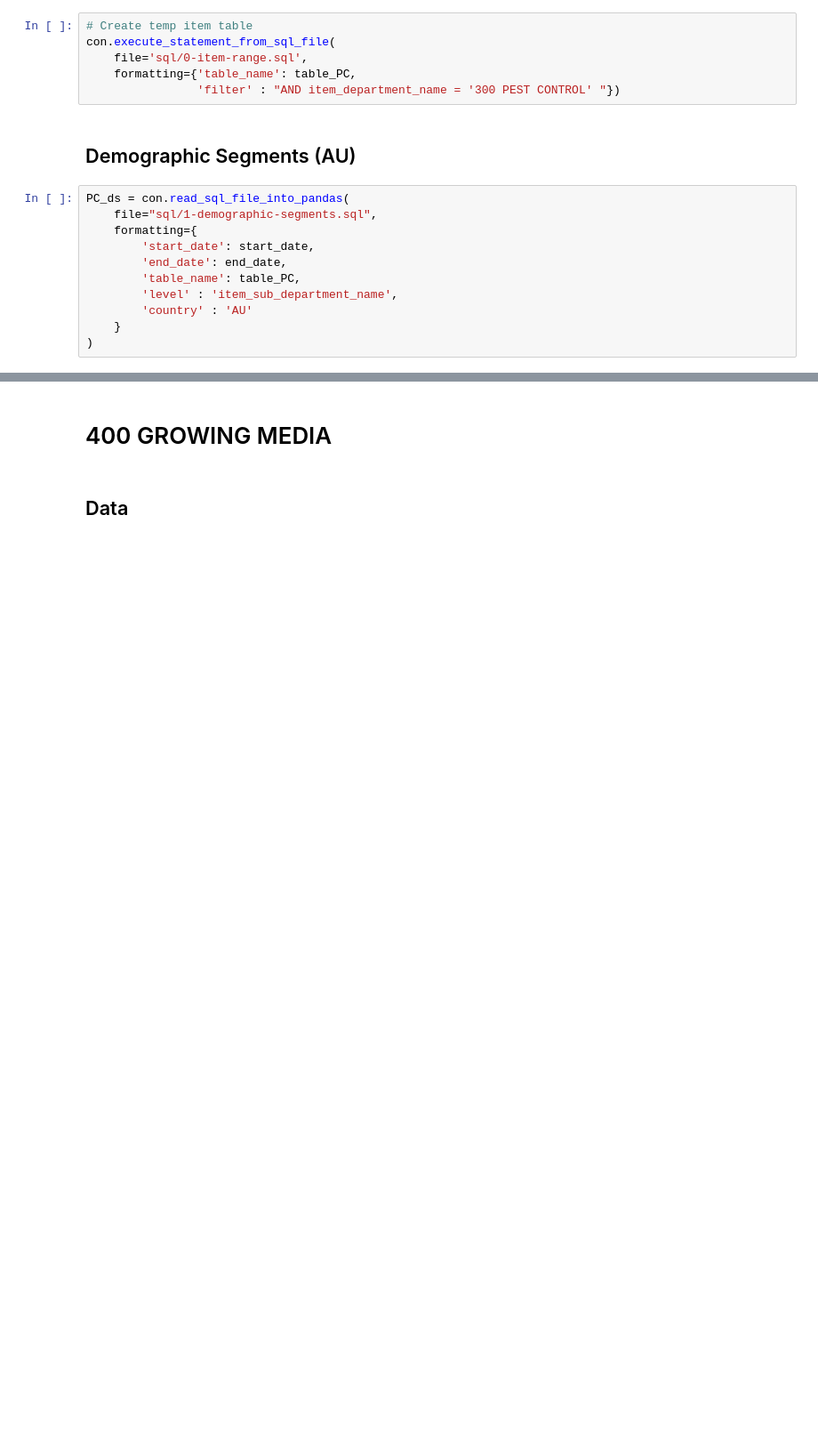
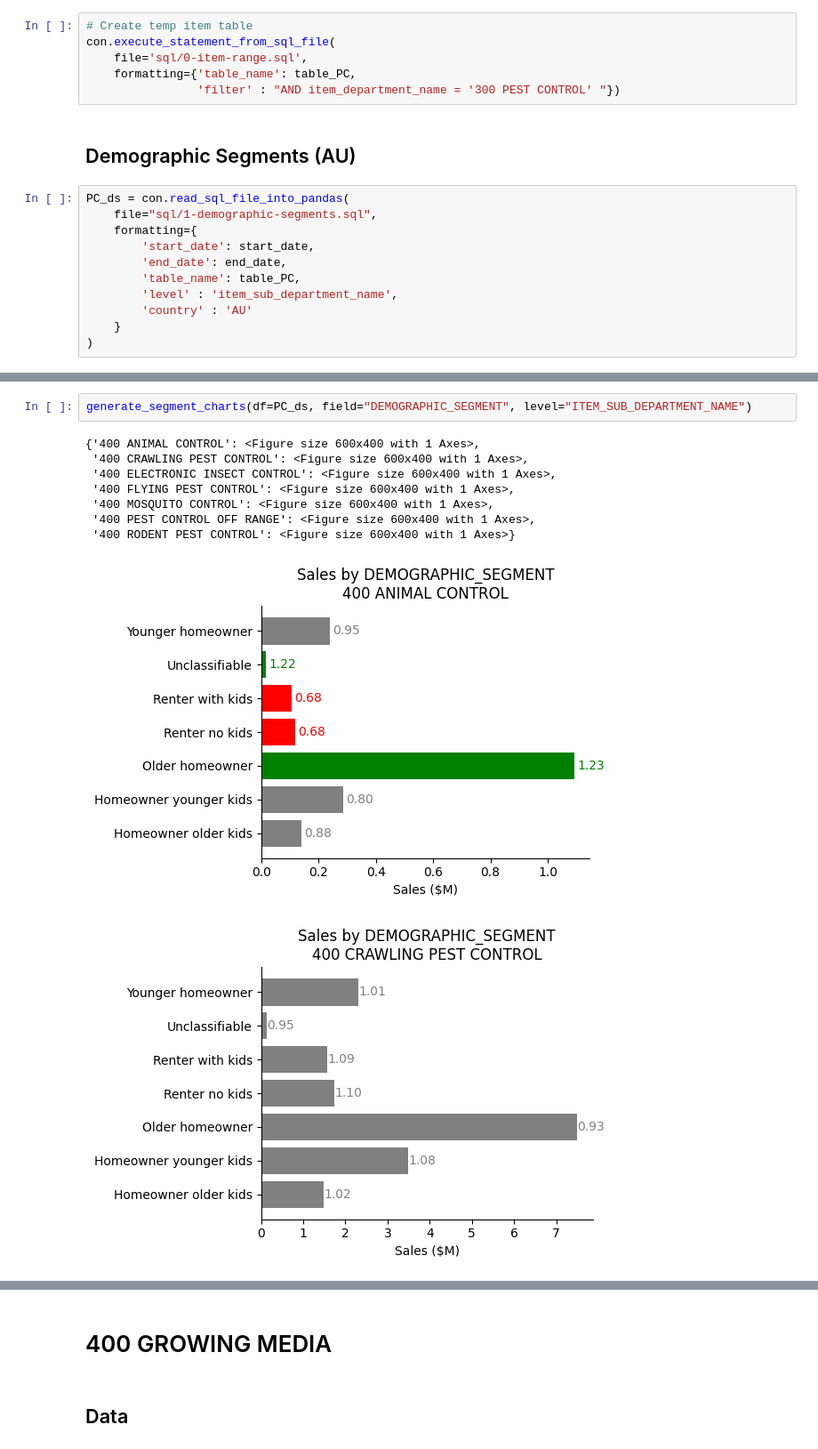
Before and after one commit to Meiji-Tran/Merch-Insights, a Jupyter notebook: NZ pest control & growing media/profiling.ipynb, the cells around one changed output, grey strips where cells are left out. Shown at 89% size. Cells and saved outputs as stored; diff of their text form; blank space fills up the shorter version.

```diff
--- a/NZ pest control & growing media/profiling.ipynb
+++ b/NZ pest control & growing media/profiling.ipynb
@@ -62,0 +103,12 @@ PC_ds
+# %%
+generate_segment_charts(df=PC_ds, field="DEMOGRAPHIC_SEGMENT", level="ITEM_SUB_DEPARTMENT_NAME")
+# %% [output]
+{'400 ANIMAL CONTROL': <Figure size 600x400 with 1 Axes>,
+ '400 CRAWLING PEST CONTROL': <Figure size 600x400 with 1 Axes>,
+ '400 ELECTRONIC INSECT CONTROL': <Figure size 600x400 with 1 Axes>,
+ '400 FLYING PEST CONTROL': <Figure size 600x400 with 1 Axes>,
+ '400 MOSQUITO CONTROL': <Figure size 600x400 with 1 Axes>,
+ '400 PEST CONTROL OFF RANGE': <Figure size 600x400 with 1 Axes>,
+ '400 RODENT PEST CONTROL': <Figure size 600x400 with 1 Axes>}
+[figure, added]
+[figure, added]
```
Also changed, not shown: parts of 7 cells of this notebook, 3 other files.
